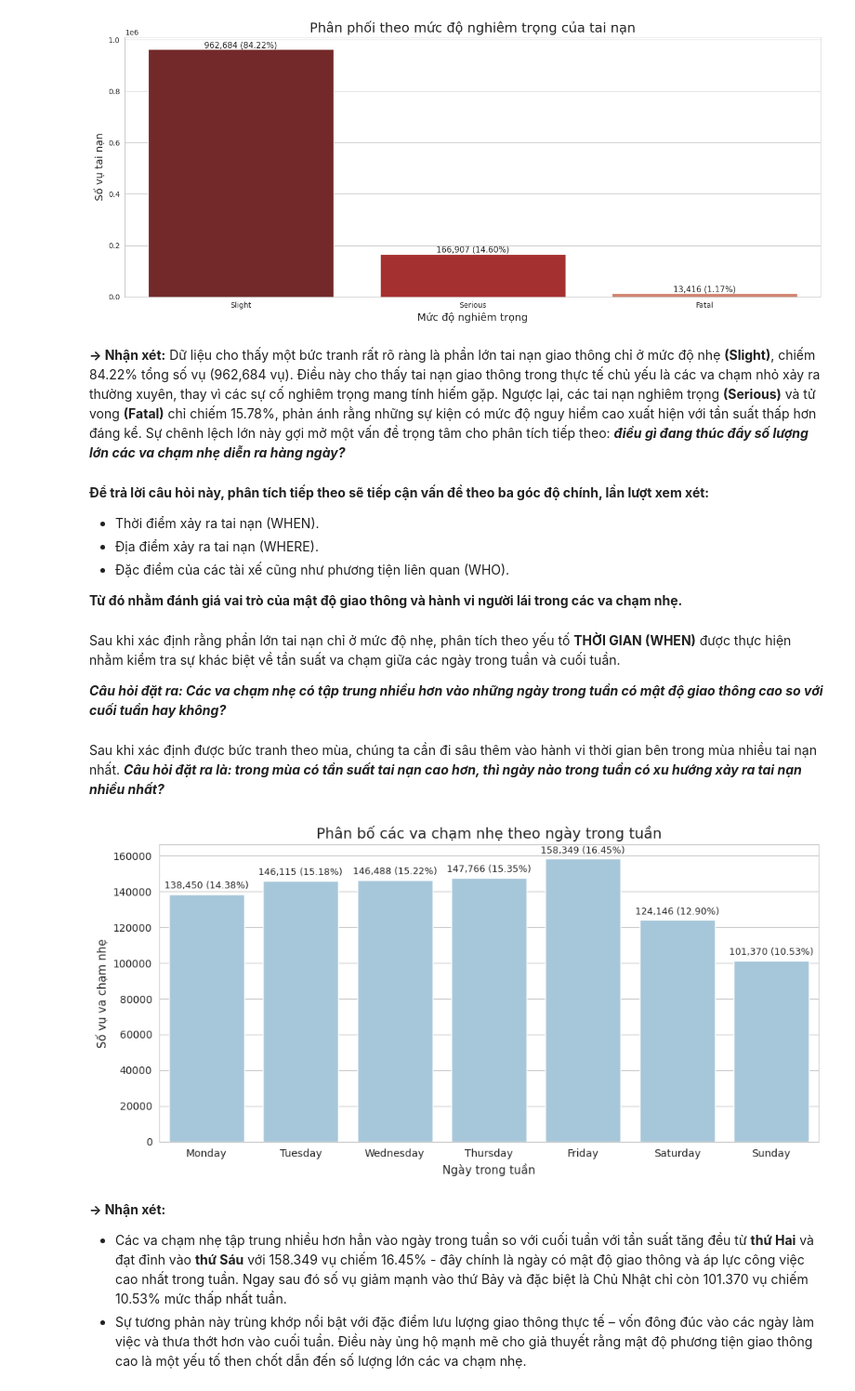
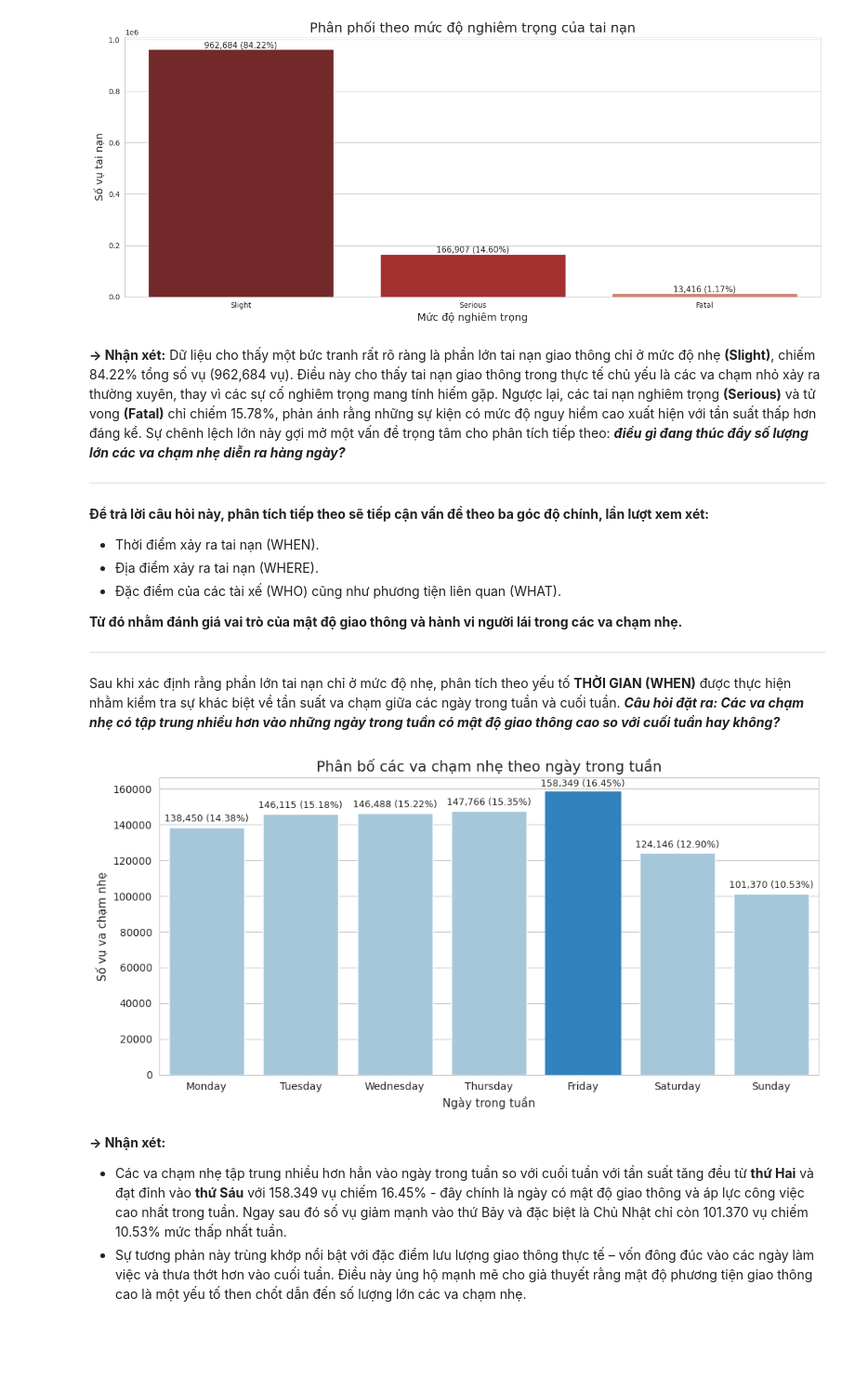
Before and after one commit to mihhwiNick/DA_project, a Jupyter notebook: UK_Road_Traffic_Accident_DA.ipynb, the cells around one changed output. Shown at 93% size. Cells and saved outputs as stored; diff of their text form; code cells hidden in the pictures; blank space fills up the shorter version.

```diff
--- a/UK_Road_Traffic_Accident_DA.ipynb
+++ b/UK_Road_Traffic_Accident_DA.ipynb
@@ -1118,24 +1118,22 @@ Passing `palette` without assigning `hue` is deprecated and will be removed in v
 # %% [markdown]
 **→ Nhận xét:** Dữ liệu cho thấy một bức tranh rất rõ ràng là phần lớn tai nạn giao thông chỉ ở mức độ nhẹ **(Slight)**, chiếm 84.22% tổng số vụ (962,684 vụ). Điều này cho thấy tai nạn giao thông trong thực tế chủ yếu là các va chạm nhỏ xảy ra thường xuyên, thay vì các sự cố nghiêm trọng mang tính hiếm gặp. Ngược lại, các tai nạn nghiêm trọng **(Serious)** và tử vong **(Fatal)** chỉ chiếm 15.78%, phản ánh rằng những sự kiện có mức độ nguy hiểm cao xuất hiện với tần suất thấp hơn đáng kể.
 Sự chênh lệch lớn này gợi mở một vấn đề trọng tâm cho phân tích tiếp theo: ***điều gì đang thúc đẩy số lượng lớn các va chạm nhẹ diễn ra hàng ngày?***
+
+---
 # %% [markdown]
 **Để trả lời câu hỏi này, phân tích tiếp theo sẽ tiếp cận vấn đề theo ba góc độ chính, lần lượt xem xét:**
 - Thời điểm xảy ra tai nạn (WHEN).
 - Địa điểm xảy ra tai nạn (WHERE).
-- Đặc điểm của các tài xế cũng như phương tiện liên quan (WHO).
+- Đặc điểm của các tài xế (WHO) cũng như phương tiện liên quan (WHAT).
 
 **Từ đó nhằm đánh giá vai trò của mật độ giao thông và hành vi người lái trong các va chạm nhẹ.**
+
+---
 # %% [markdown]
-Sau khi xác định rằng phần lớn tai nạn chỉ ở mức độ nhẹ, phân tích theo yếu tố **THỜI GIAN (WHEN)** được thực hiện nhằm kiểm tra sự khác biệt về tần suất va chạm giữa các ngày trong tuần và cuối tuần.
-
-***Câu hỏi đặt ra: Các va chạm nhẹ có tập trung nhiều hơn vào những ngày trong tuần có mật độ giao thông cao so với cuối tuần hay không?***
+Sau khi xác định rằng phần lớn tai nạn chỉ ở mức độ nhẹ, phân tích theo yếu tố **THỜI GIAN (WHEN)** được thực hiện nhằm kiểm tra sự khác biệt về tần suất va chạm giữa các ngày trong tuần và cuối tuần. ***Câu hỏi đặt ra: Các va chạm nhẹ có tập trung nhiều hơn vào những ngày trong tuần có mật độ giao thông cao so với cuối tuần hay không?***
-# %% [markdown]
-Sau khi xác định được bức tranh theo mùa, chúng ta cần đi sâu thêm vào hành vi thời gian bên trong mùa nhiều tai nạn nhất. ***Câu hỏi đặt ra là: trong mùa có tần suất tai nạn cao hơn, thì ngày nào trong tuần có xu hướng xảy ra tai nạn nhiều nhất?***
 # %%
 # Lọc các va chạm nhẹ
 slight_data = merged_data[merged_data['Accident_Severity'] == 'Slight']
-
-total = len(slight_data)
 
 order = [
     'Monday', 'Tuesday', 'Wednesday',
@@ -1146,35 +1144,41 @@ plt.figure(figsize=(10, 5))
 
 # Vẽ biểu đồ với 1 màu nền
 ax = sns.countplot(
     data=slight_data,
     x='Day_of_Week',
     order=order,
     color='#9ECAE1'
 )
 
+
 plt.title("Phân bố các va chạm nhẹ theo ngày trong tuần", fontsize=14)
 plt.xlabel("Ngày trong tuần", fontsize=11)
 plt.ylabel("Số vụ va chạm nhẹ", fontsize=11)
-plt.xticks(rotation=0)
+
+total = len(slight_data)
+max_count = max(p.get_height() for p in ax.patches)
 
 # Ghi số + %
 for p in ax.patches:
     count = int(p.get_height())
     pct = count / total * 100
+
+    if count == max_count:
+        p.set_color('#3182BD')
 
     ax.text(
         p.get_x() + p.get_width() / 2,
         count + total * 0.002,
         f"{count:,} ({pct:.2f}%)",
         ha='center',
         va='bottom',
         fontsize=9
     )
 
 plt.tight_layout()
 plt.show()
 # %% [output]
-[figure, old version]
+[figure, new version]
 # %% [markdown]
 **→ Nhận xét:**
 + Các va chạm nhẹ tập trung nhiều hơn hẳn vào ngày trong tuần so với cuối tuần với tần suất tăng đều từ **thứ Hai** và đạt đỉnh vào **thứ Sáu** với 158.349 vụ chiếm 16.45% - đây chính là ngày có mật độ giao thông và áp lực công việc cao nhất trong tuần. Ngay sau đó số vụ giảm mạnh vào thứ Bảy và đặc biệt là Chủ Nhật chỉ còn 101.370 vụ chiếm 10.53% mức thấp nhất tuần.
```
Also changed, not shown: parts of 13 cells of this notebook.
